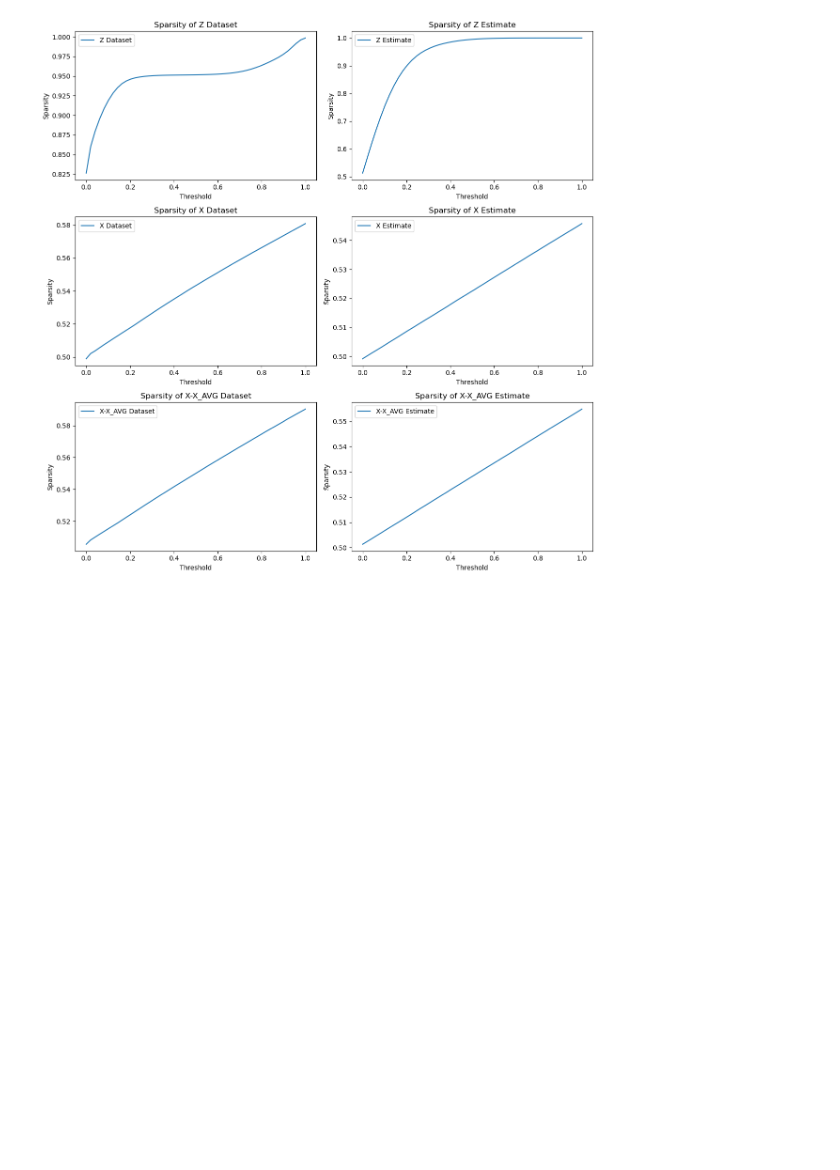
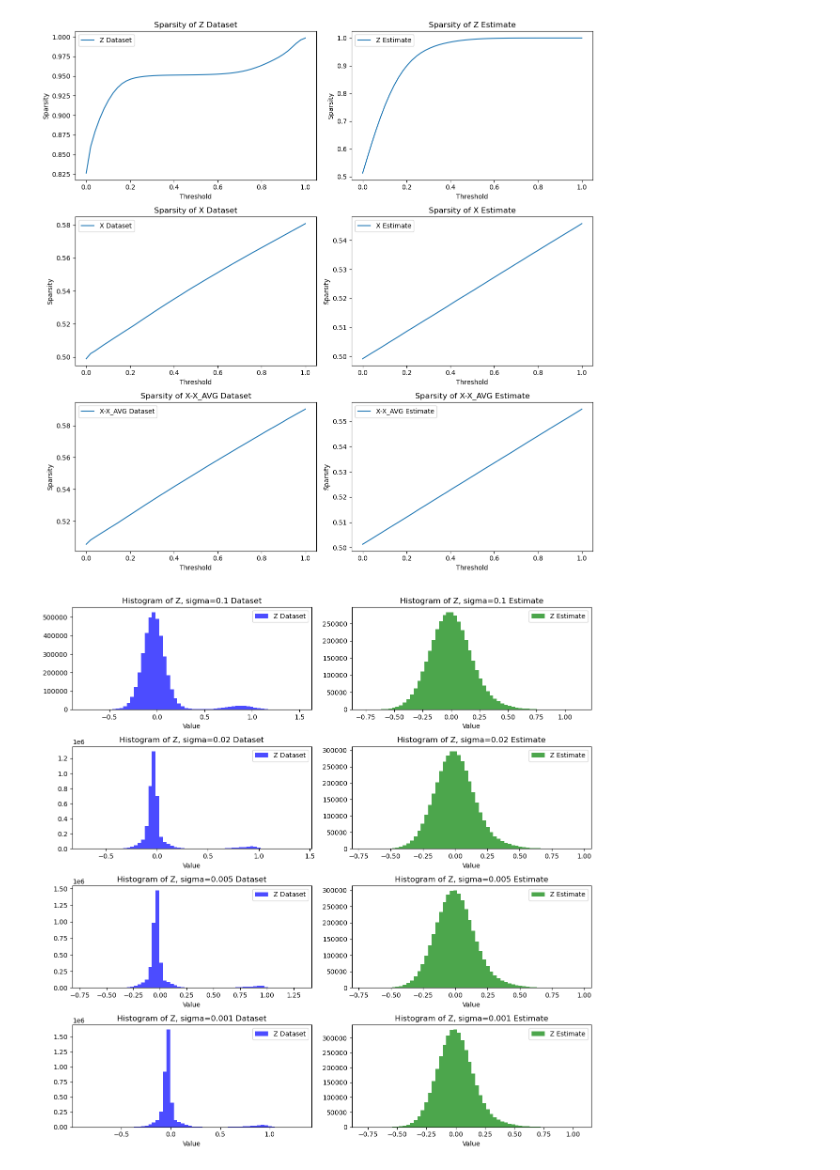
Before and after one commit to itaygeva/MultidimCS, a Jupyter notebook: show_results_jup.ipynb, the cells around one changed output. Drawn from its saved outputs; the diff is of its cells as text; code cells hidden in the pictures; blank space fills up the shorter version.

```diff
--- a/show_results_jup.ipynb
+++ b/show_results_jup.ipynb
@@ -118,3 +118,74 @@ plt.tight_layout()
 plt.show()
 # %% [output]
 [figure]
+# %%
+#comparing sigmas!!!
+
+import torch
+import matplotlib.pyplot as plt
+
+# Load the data for sigma=0.1
+loaded_Z1 = torch.load('/home-sipl/prj7482/estimated_Z_test_sigma_0.1_support_10.pt')
+Z_dataset1 = loaded_Z1['dataset_test'].flatten().cpu().numpy()
+Z_estimate1 = loaded_Z1['estimate'].flatten().cpu().numpy()
+
+# Load the data for sigma=0.02
+loaded_Z2 = torch.load('/home-sipl/prj7482/estimated_Z_test_sigma_0.02_support_10.pt')
+Z_dataset2 = loaded_Z2['dataset_test'].flatten().cpu().numpy()
+Z_estimate2 = loaded_Z2['estimate'].flatten().cpu().numpy()
+
+# Load the data for sigma=0.005
+loaded_Z3 = torch.load('/home-sipl/prj7482/estimated_Z_test_sigma_0.005_support_10.pt')
+Z_dataset3 = loaded_Z3['dataset_test'].flatten().cpu().numpy()
+Z_estimate3 = loaded_Z3['estimate'].flatten().cpu().numpy()
+
+# Load the data for sigma=0.001
+loaded_Z4 = torch.load('/home-sipl/prj7482/estimated_Z_test_sigma_0.001_support_10.pt')
+Z_dataset4 = loaded_Z4['dataset_test'].flatten().cpu().numpy()
+Z_estimate4 = loaded_Z4['estimate'].flatten().cpu().numpy()
+
+# Setting up the figure and axes
+fig, axes = plt.subplots(4, 2, figsize=(12, 12))  # 3 rows, 2 columns
+
+# Histogram settings
+bin_settings = 60  # Number of bins
+alpha_setting = 0.7  # Transparency
+
+# Plot histograms
+# Row for Z
+axes[0, 0].hist(Z_dataset1, bins=bin_settings, alpha=alpha_setting, color='blue', label='Z Dataset')
+axes[0, 0].set_title('Histogram of Z, sigma=0.1 Dataset')
+axes[0, 1].hist(Z_estimate1, bins=bin_settings, alpha=alpha_setting, color='green', label='Z Estimate')
+axes[0, 1].set_title('Histogram of Z, sigma=0.1 Estimate')
+
+
+axes[1, 0].hist(Z_dataset2, bins=bin_settings, alpha=alpha_setting, color='blue', label='Z Dataset')
+axes[1, 0].set_title('Histogram of Z, sigma=0.02 Dataset')
+axes[1, 1].hist(Z_estimate2, bins=bin_settings, alpha=alpha_setting, color='green', label='Z Estimate')
+axes[1, 1].set_title('Histogram of Z, sigma=0.02 Estimate')
+
+
+axes[2, 0].hist(Z_dataset3, bins=bin_settings, alpha=alpha_setting, color='blue', label='Z Dataset')
+axes[2, 0].set_title('Histogram of Z, sigma=0.005 Dataset')
+axes[2, 1].hist(Z_estimate3, bins=bin_settings, alpha=alpha_setting, color='green', label='Z Estimate')
+axes[2, 1].set_title('Histogram of Z, sigma=0.005 Estimate')
+
+
+axes[3, 0].hist(Z_dataset4, bins=bin_settings, alpha=alpha_setting, color='blue', label='Z Dataset')
+axes[3, 0].set_title('Histogram of Z, sigma=0.001 Dataset')
+axes[3, 1].hist(Z_estimate4, bins=bin_settings, alpha=alpha_setting, color='green', label='Z Estimate')
+axes[3, 1].set_title('Histogram of Z, sigma=0.001 Estimate')
+
+# Adding legends and labels
+for ax in axes.flat:
+    ax.legend()
+    ax.set_xlabel('Value')
+    #ax.set_ylabel('Frequency')
+
+# Adjust layout to prevent overlap
+plt.tight_layout()
+
+# Ensure the plot is shown
+plt.show(block=True)
+# %% [output]
+[figure, added]
```
Also changed, not shown: parts of 2 cells of this notebook, 7 other files.
